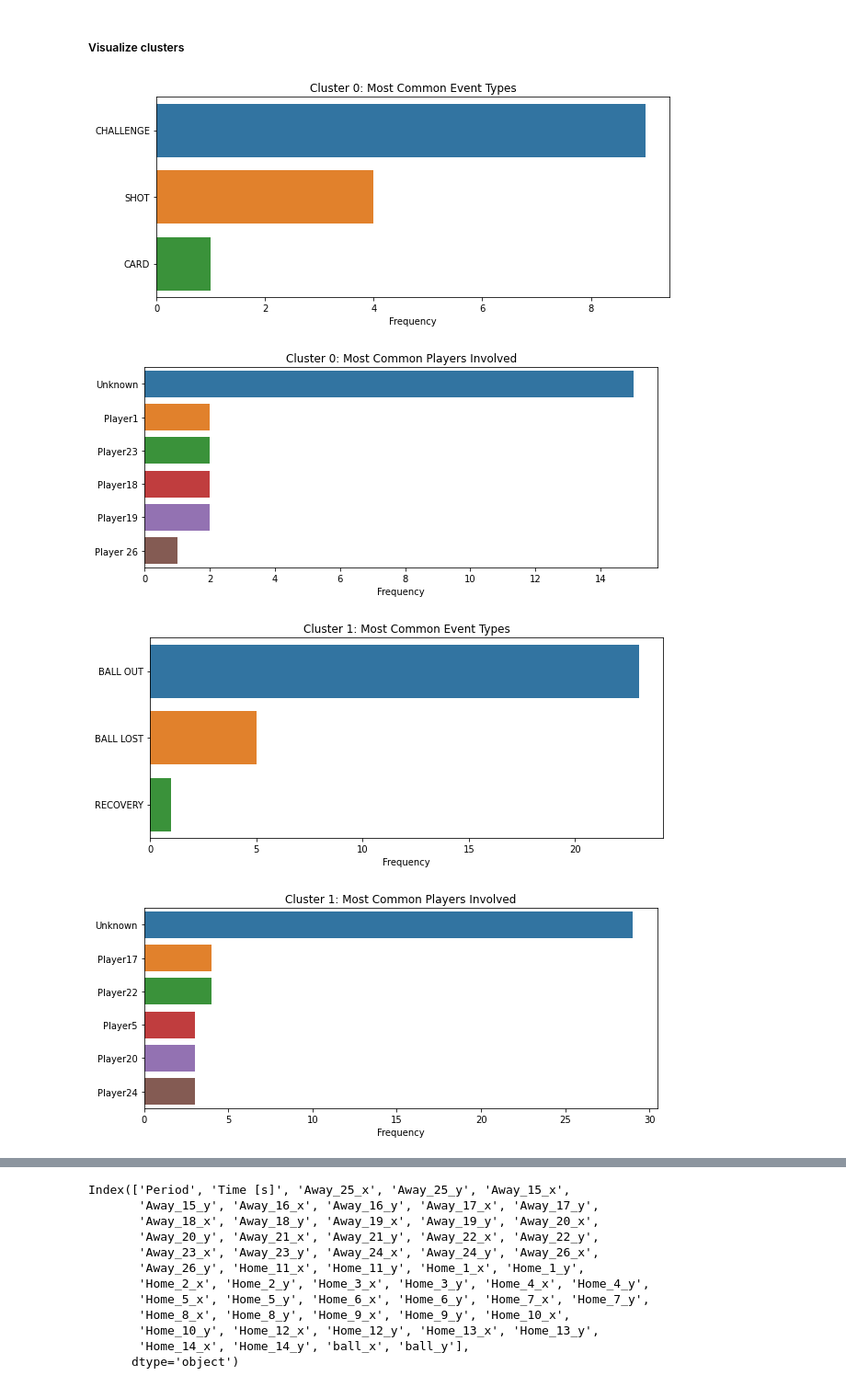
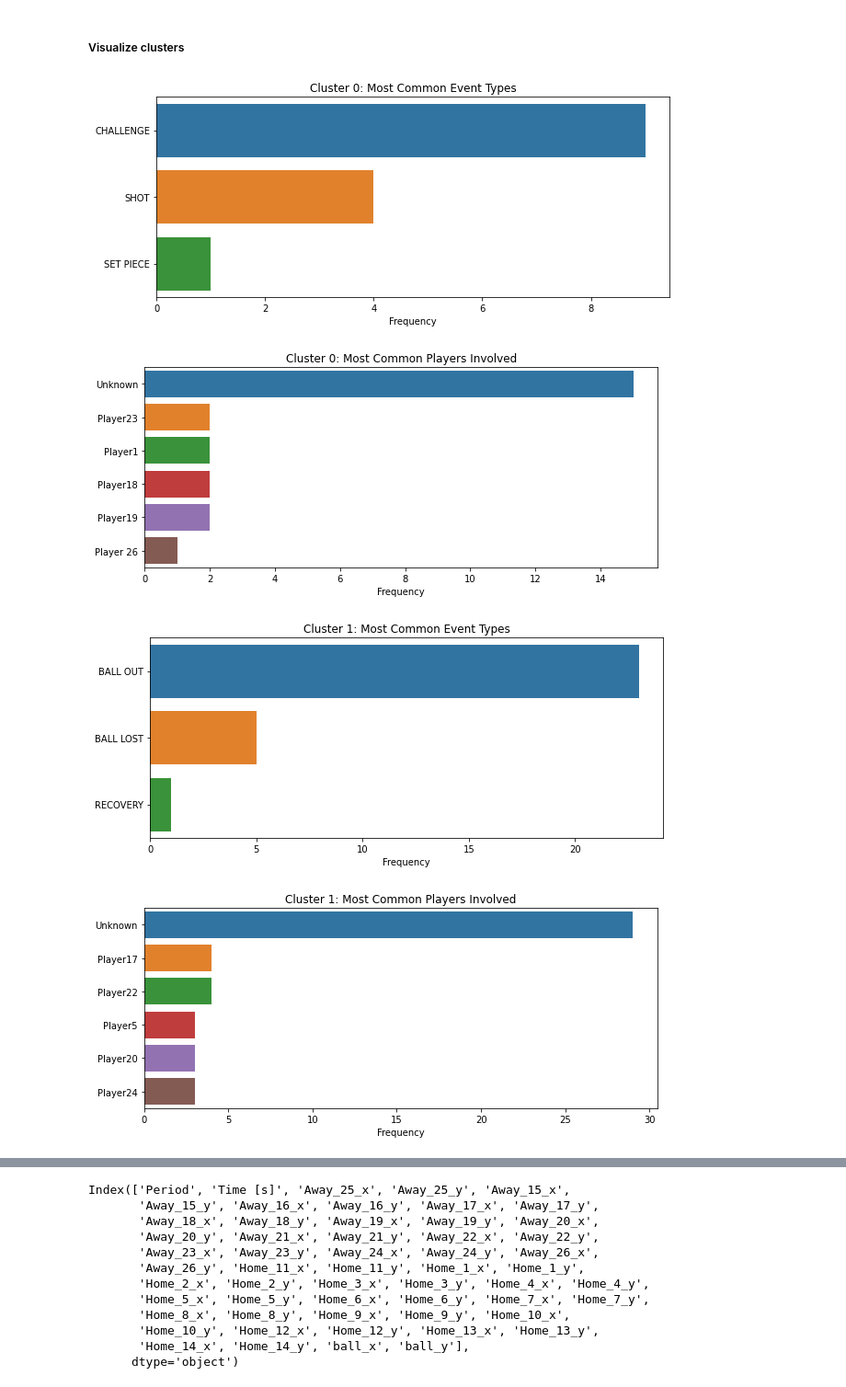
Before and after one commit to nahiid/Soccer-High-Pressure-Moments, a Jupyter notebook: src/high_pre_soccer.ipynb, the cells around one changed output, grey strips where cells are left out. Shown: that part at 92% size. Cells and saved outputs as stored; diff of their text form; code cells hidden in the pictures.

```diff
--- a/src/high_pre_soccer.ipynb
+++ b/src/high_pre_soccer.ipynb
@@ -192,7 +189,7 @@ dtype: int64
 # %%
 import seaborn as sns
 
-combined_players = moments_event['From'].append(moments_event['To'])
+combined_players = home_event['From'].append(home_event['To'])
 player_counts = combined_players.value_counts()
 
 # Creating a DataFrame for player counts
@@ -230,7 +227,7 @@ plt.show()
 from sklearn.preprocessing import OneHotEncoder
 
 # Selecting the relevant columns for clustering
-features = moments_event[['Type', 'Subtype', 'From', 'To']]
+features = home_event[['Type', 'Subtype', 'From', 'To']]
 
 # Applying one-hot encoding
 encoder = OneHotEncoder(sparse=False)
@@ -251,15 +248,17 @@ encoded_df.head()
 # %% [markdown]
 ##### Clustering K-Means
 # %%
+from sklearn.cluster import KMeans
+
 # Clustering using K-Means with 5 clusters
 kmeans = KMeans(n_clusters=5, random_state=42)
 clusters = kmeans.fit_predict(encoded_df)
 
 # Adding the cluster labels to the original dataframe
-moments_event['Cluster'] = clusters
+home_event['Cluster'] = clusters
 
 # Displaying a few rows of the dataframe with cluster labels
-moments_event.head()
+home_event.head()
 # %% [output]
 |  | Team | Type | Subtype | Period | Start Frame | Start Time [s] | End Frame | End Time [s] | From | ... |
 | 0 | Away | BALL LOST | INTERCEPTION | 1 | 1392 | 55.68 | 1429 | 57.16 | Player24 | ... |
@@ -274,7 +273,7 @@ moments_event.head()
 cluster_analysis = []
 
 for cluster_num in range(5):
-    cluster_data = moments_event[moments_event['Cluster'] == cluster_num]
+    cluster_data = home_event[home_event['Cluster'] == cluster_num]
 
     # Most common event types in this cluster
     common_types = cluster_data['Type'].value_counts().head(3)
@@ -309,31 +308,31 @@ cluster_analysis_df
 # %%
 import seaborn as sns
 
 def plot_cluster_data(cluster_num, cluster_data, title):
     """
     Plot the data for a given cluster.
     """
     plt.figure(figsize=(10, 4))
     sns.barplot(x=cluster_data.values, y=cluster_data.index)
     plt.title(f"Cluster {cluster_num}: {title}")
     plt.xlabel('Frequency')
     plt.ylabel('')
     plt.show()
 
 # Plotting the most common event types and players for each cluster
 for cluster_num in range(5):
-    cluster = moments_event[moments_event['Cluster'] == cluster_num]
+    cluster = home_event[home_event['Cluster'] == cluster_num]
 
     # Most common event types
     common_types = cluster['Type'].value_counts().head(3)
     plot_cluster_data(cluster_num, common_types, 'Most Common Event Types')
 
     # Combining 'From' and 'To' players for a comprehensive view
     combined_players = cluster['From'].append(cluster['To']).value_counts().head(6)
     plot_cluster_data(cluster_num, combined_players, 'Most Common Players Involved')
 # %% [output]
-[figure, old version]
+[figure, new version]
-[figure, old version]
+[figure, new version]
 [figure]
 [figure]
 [figure]
```
Also changed, not shown: parts of 9 cells of this notebook.
